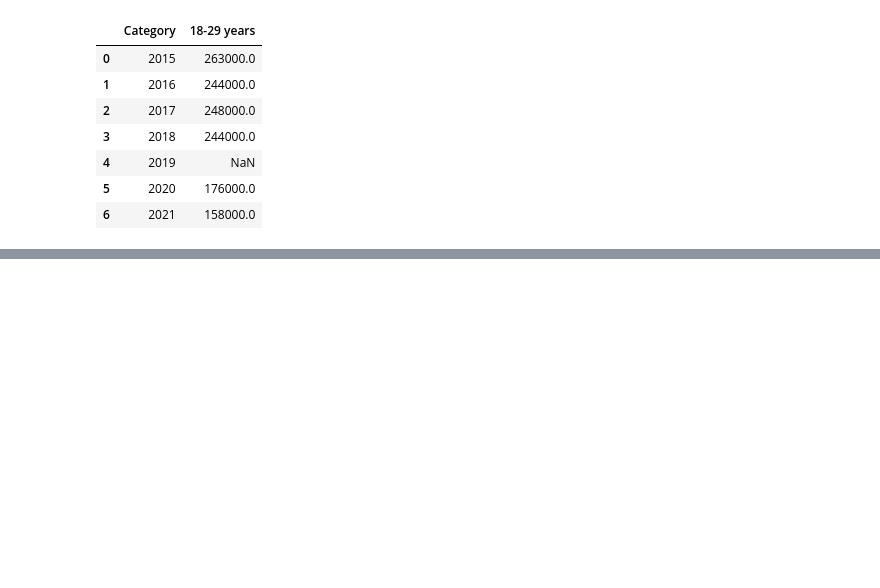
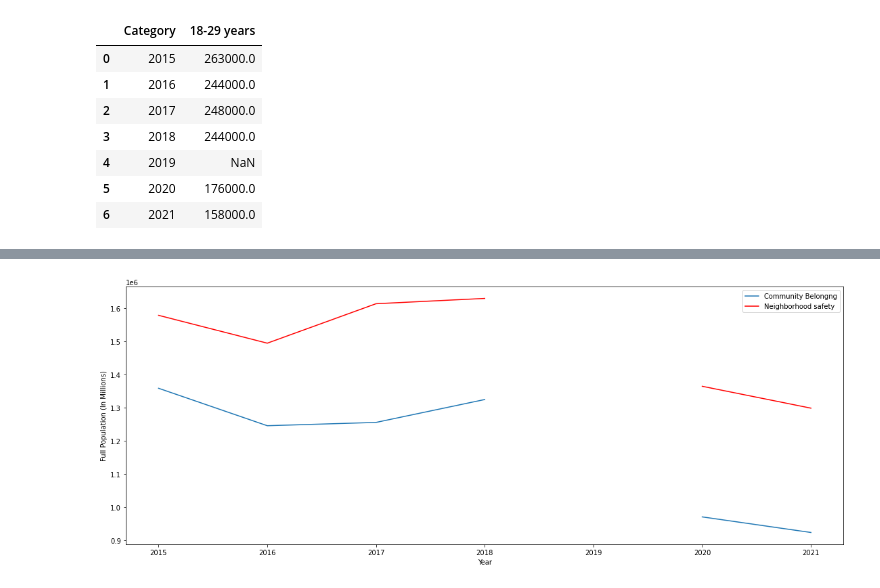
Before and after one commit to dpackardphys/gold_orbit_firelight, a Jupyter notebook: School data.ipynb, the cells around one changed output, grey strips where cells are left out. Drawn from its saved outputs; the diff is of its cells as text; code cells hidden in the pictures; blank space fills up the shorter version.

```diff
--- a/School data.ipynb
+++ b/School data.ipynb
@@ -88,3 +89,8 @@ ump_df
 | 4 | 2019 | NaN |
 | 5 | 2020 | 176000.0 |
 | 6 | 2021 | 158000.0 |
+# %%
+file_path6 = "Resources/NSICA.csv"
+#Neighborhood Safety
+NSICA_df= pd.read_csv(file_path6)
+NSICA_df
@@ -118,0 +241,10 @@ allage_df
+# %%
+ax = plt.gca()
+belonging_df.plot(kind='line',x='Category',y='Full population',ax=ax)
+NSICA_df.plot(kind='line',x='Category',y='Full population', color='red', ax=ax)
+plt.xlabel("Year")
+plt.ylabel("Full Population (In Millions)")
+plt.legend(['Community Belongng','Neighborhood safety'],loc='best')
+plt.show()
+# %% [output]
+[figure, added]
```
Also changed, not shown: parts of 15 cells of this notebook.
